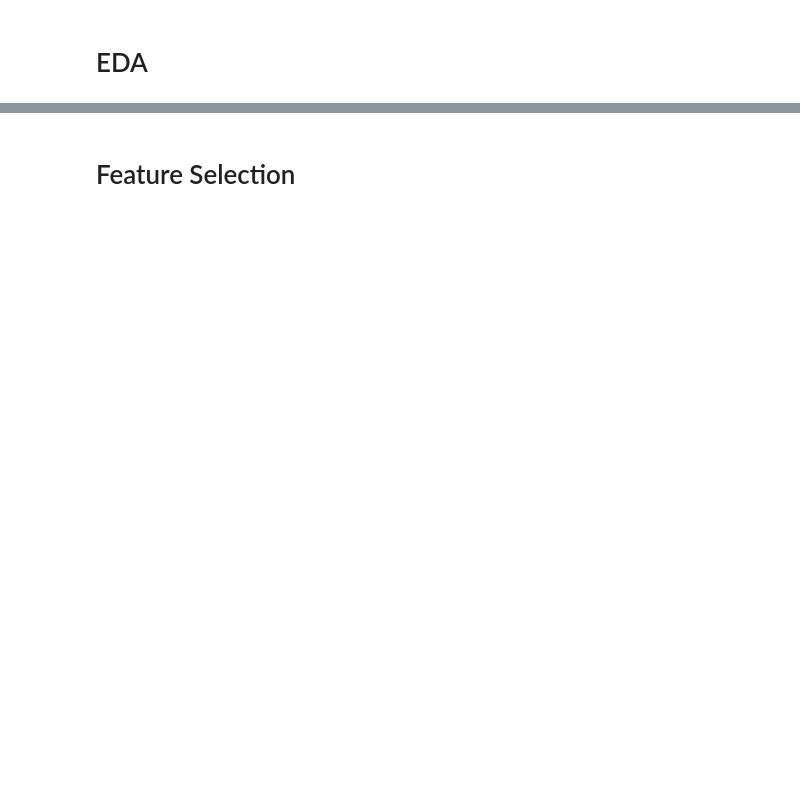
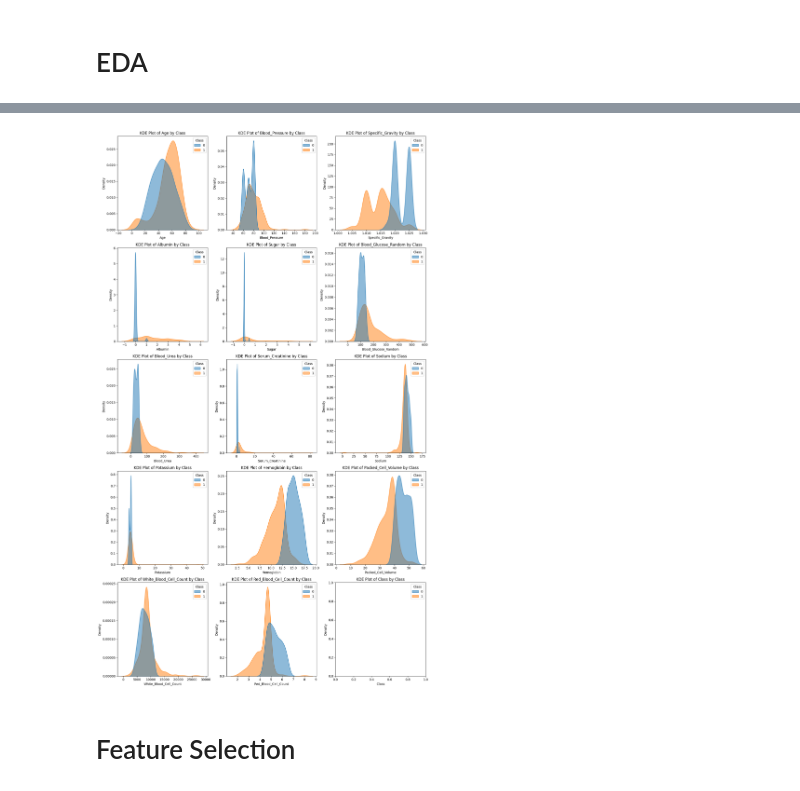
Before and after one commit to sanaullahgithub/Final_Project_kidney_disease_Classification, a Jupyter notebook: Kidney_disease_Classification.ipynb, the cells around one changed output, grey strips where cells are left out. Saved outputs shown, nothing was run; the diff lists cells and outputs as text; code cells hidden in the pictures; blank space fills up the shorter version.

```diff
--- a/Kidney_disease_Classification.ipynb
+++ b/Kidney_disease_Classification.ipynb
@@ -226,2 +366,32 @@ Unique values in 'class': ['ckd' 'notckd']
+# %%
+# Filter numerical features
+numerical_features = data_combined.select_dtypes(include=["number"]).columns
+
+# Calculate the number of rows and columns dynamically
+n_features = len(numerical_features)
+n_cols = 3  # Set the number of columns
+n_rows = math.ceil(n_features / n_cols)  # Calculate the required number of rows
+
+# Plot KDE plots for numerical features with respect to the 'Class' column
+plt.figure(figsize=(15, n_rows * 5))  # Adjust height dynamically
+for idx, feature in enumerate(numerical_features):
+    plt.subplot(n_rows, n_cols, idx + 1)
+    sns.kdeplot(
+        data=data_combined,
+        x=feature,
+        hue="Class",
+        fill=True,
+        alpha=0.5,
+        common_norm=False,
+    )
+    plt.title(f"KDE Plot of {feature} by Class")
+    plt.xlabel(feature)
+    plt.ylabel("Density")
+
+plt.tight_layout()
+plt.show()
+# 1 mean CKD and 0 mean Not-CKD
+# %% [output]
+[figure, added]
 # %% [markdown]
 # Feature Selection
```
Also changed, not shown: parts of 27 cells of this notebook.
